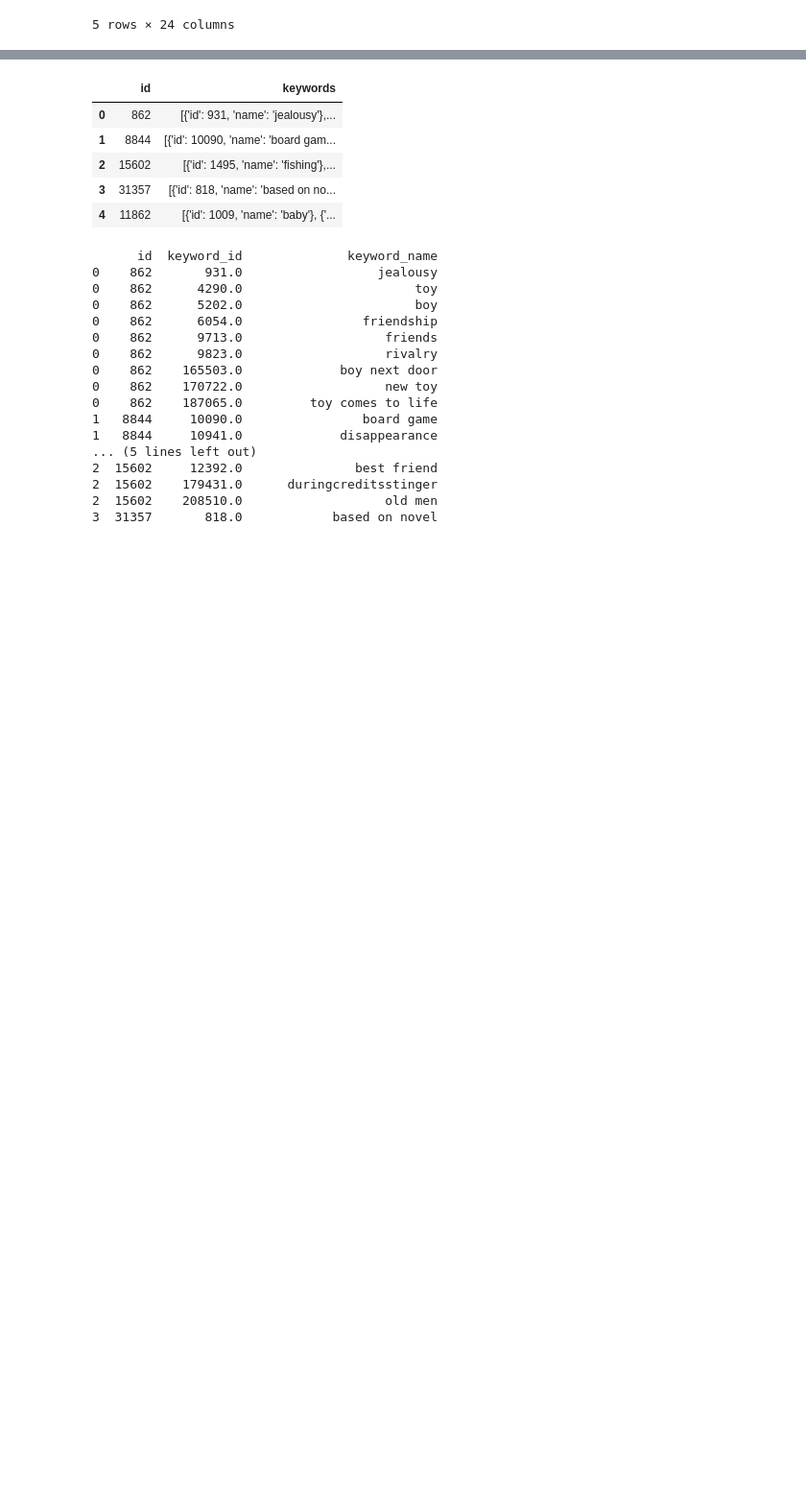
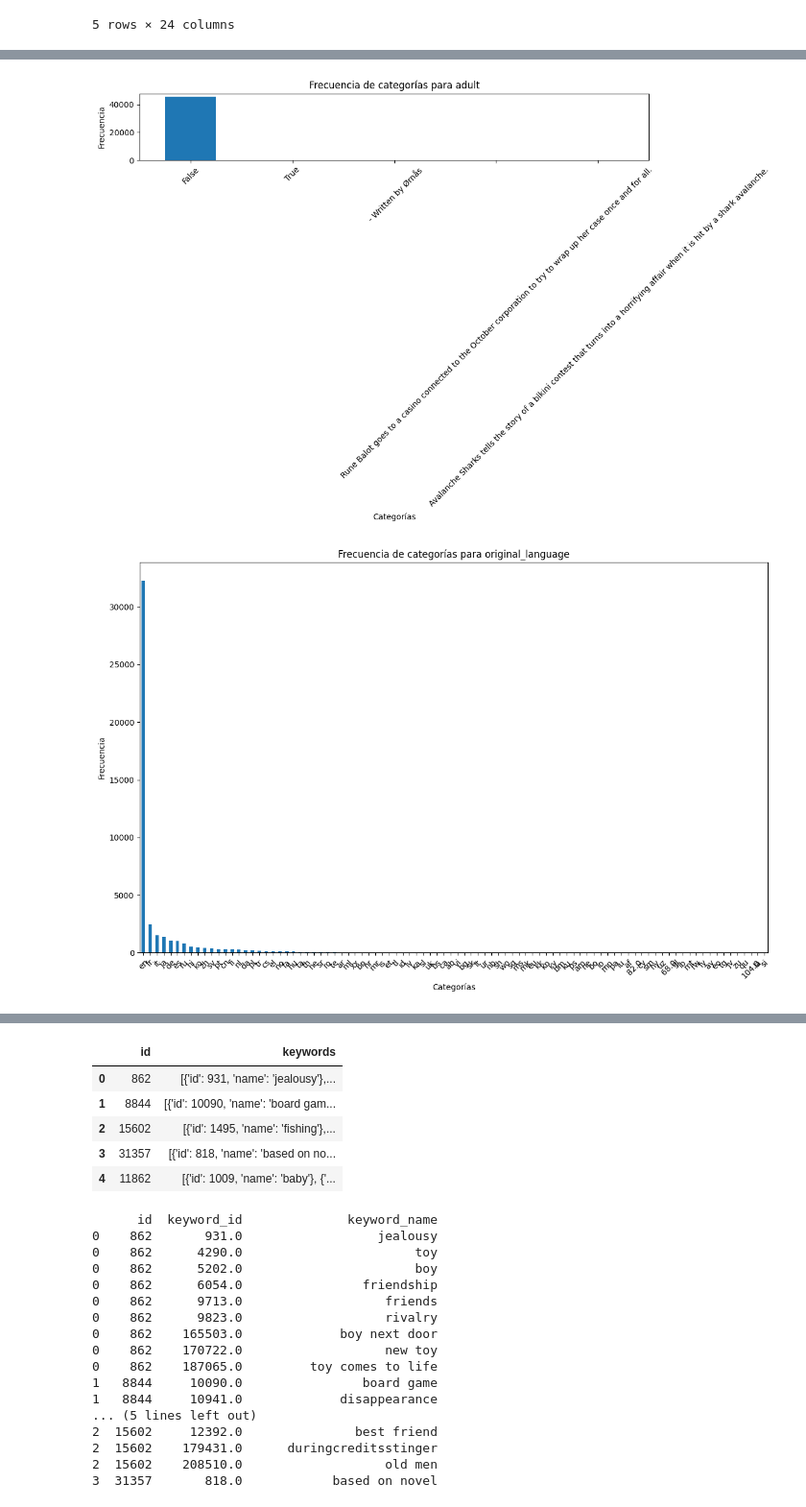
Before and after one commit to juankquintana/aprendizaje-no-supervisado, a Jupyter notebook: Proyecto/Proyecto_Peliculas_ANS.ipynb, the cells around one changed output, grey strips where cells are left out. Shown at 96% size. Saved outputs shown, nothing was run; the diff lists cells and outputs as text; code cells hidden in the pictures; blank space fills up the shorter version.

```diff
--- a/Proyecto/Proyecto_Peliculas_ANS.ipynb
+++ b/Proyecto/Proyecto_Peliculas_ANS.ipynb
@@ -51,0 +136,19 @@ dtype: object
+# %%
+object_columns = ('adult','original_language','status','video')
+# Crear gráficos de barras para cada columna de tipo 'object'
+for column in object_columns:
+    # Contar la frecuencia de cada categoría
+    value_counts = metadata[column].value_counts()
+
+    # Crear un gráfico de barras
+    plt.figure(figsize=(12, 8))
+    value_counts.plot(kind='bar')
+    plt.title(f'Frecuencia de categorías para {column}')
+    plt.xlabel('Categorías')
+    plt.ylabel('Frecuencia')
+    plt.xticks(rotation=45)
+    plt.tight_layout()
+    plt.show()
+# %% [output]
+[figure, added]
+[figure, added]
```
Also changed, not shown: parts of 20 cells of this notebook, 11 other files.
